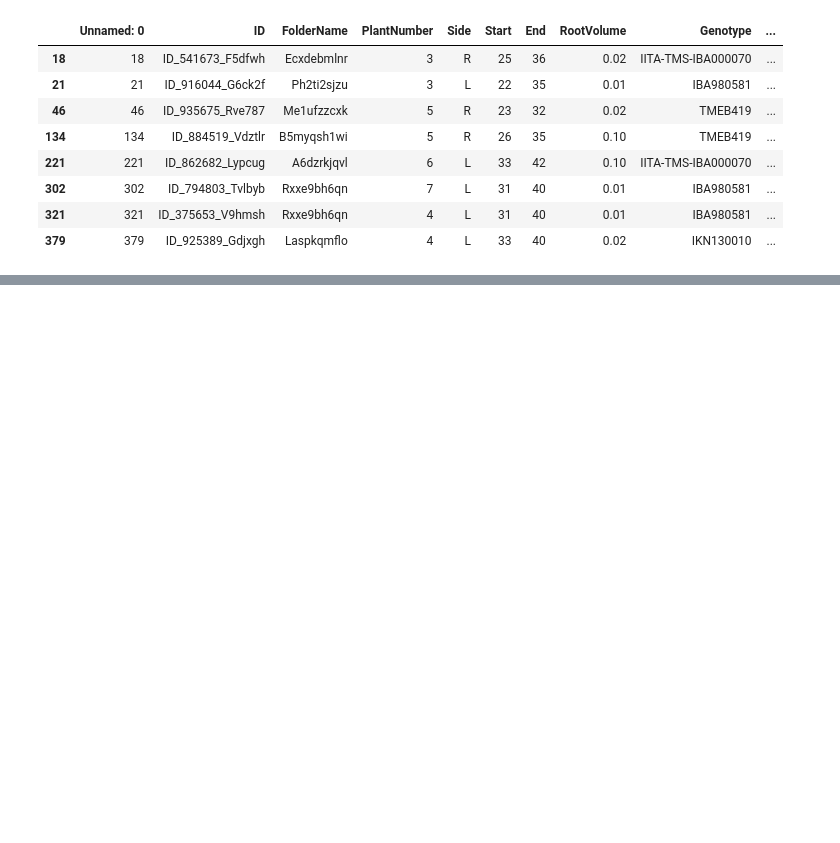
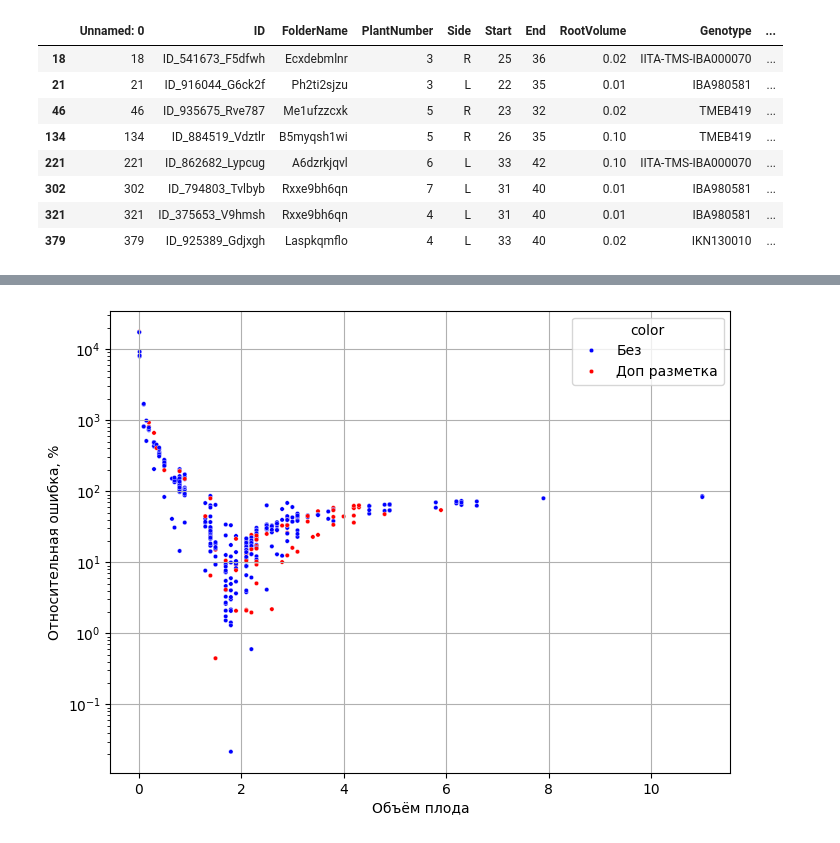
Before and after one commit to EHAT32/manioka, a Jupyter notebook: train_CNN.ipynb, the cells around one changed output, grey strips where cells are left out. Saved outputs shown, nothing was run; the diff lists cells and outputs as text; code cells hidden in the pictures; blank space fills up the shorter version.

```diff
--- a/train_CNN.ipynb
+++ b/train_CNN.ipynb
@@ -581,0 +548,23 @@ Estimated Total Size (MB): 0.77
+# %%
+new_train_df["color"] = new_train_df.apply(
+    lambda row: "Доп разметка" if (row["FolderName"], row["Side"]) in required else "Без", axis=1
+)
+# %%
+plt.figure(figsize=(8, 6))
+ax = sns.scatterplot(
+    data=new_train_df,
+    x='RootVolume',
+    y='MAPE',
+    hue='color',
+    palette={'Доп разметка': 'red', 'Без': 'blue'},
+    s=10,
+    legend='full'
+)
+
+ax.set_yscale('log')
+ax.set_ylabel("Относительная ошибка, %")
+ax.set_xlabel("Объём плода")
+plt.grid(True)
+plt.show()
+# %% [output]
+[figure, added]
```
Also changed, not shown: parts of 15 cells of this notebook.
